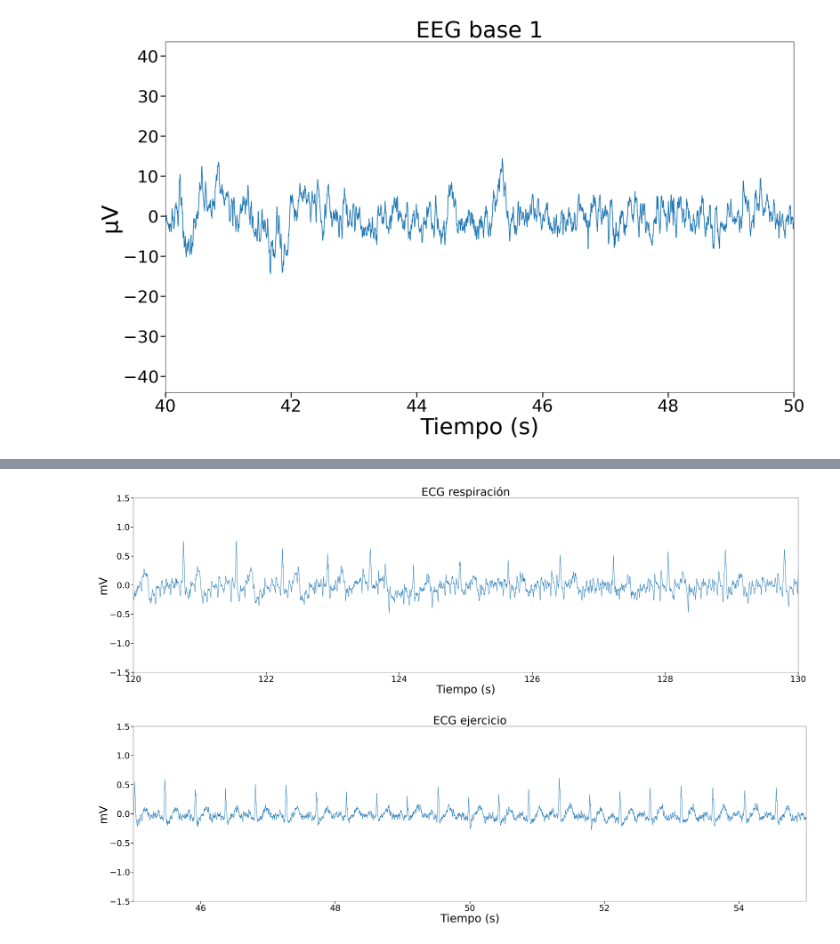
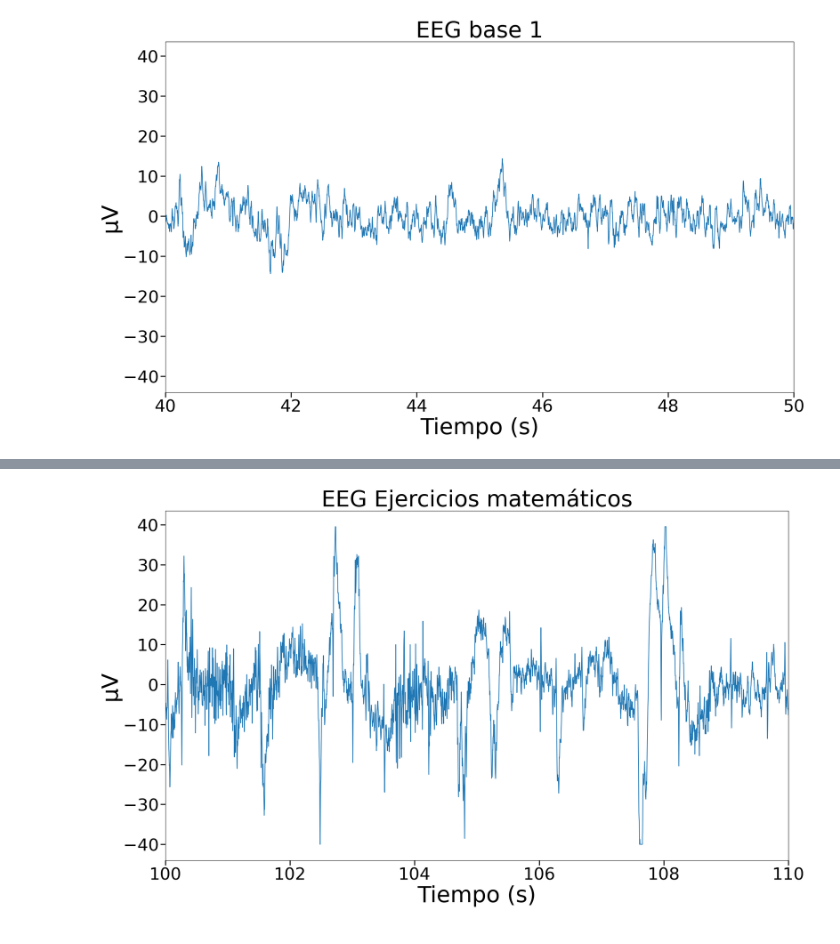
Before and after one commit to diego-taquiri/ECGMortalityPredictor, a Jupyter notebook: Documentación/Laboratorio 5/plot_bitalino_eeg.ipynb, the cells around one changed output, grey strips where cells are left out. Saved outputs shown, nothing was run; the diff lists cells and outputs as text; code cells hidden in the pictures.

Commit message:
eeg bitalino plots

```diff
--- a/Documentación/Laboratorio 5/plot_bitalino_eeg.ipynb
+++ b/Documentación/Laboratorio 5/plot_bitalino_eeg.ipynb
@@ -25,43 +67,21 @@ plt.savefig("plots/eeg-base1.png")
 # %%
-#Respiraciones
-data = np.loadtxt("ecg_raw_data/reposo/opensignals_98D341FD4F0D_2024-04-19_12-34-17.txt",skiprows=3)
-data_mV = data[:,5]/1024 *3.223 - 3.223/2 #De acuerdo a la cuantización de 3.223 mV a 1024 bits del manual de Bitalino
+#Mate
+data = np.loadtxt("Raw data/Bitalino/mate/opensignals_98D341FD4F50_2024-04-26_12-26-32.txt",skiprows=3)
+data_mV = data[:,5]/1024 *80 - 80 /2 #De acuerdo a la cuantización de ±40µV a 1024 bits del manual de Bitalino
 time = np.arange(len(data_mV))/1000
 
-plt.figure(figsize=(40,12))
+plt.figure(figsize=(20,12))
 
 plt.plot(time,data_mV)
 
-plt.ylim(-1.5, 1.5)
-plt.xlim(120, 130 )
+#plt.ylim(-1.5, 1.5)
+plt.xlim(100, 110)
 plt.tick_params(axis='both', which='major', labelsize=34, width=2, length=10)
 plt.xlabel('Tiempo (s)', fontsize=45)
-plt.ylabel('mV', fontsize=45)
-plt.title('ECG respiración', fontsize=45)
+plt.ylabel('µV', fontsize=45)
+plt.title('EEG Ejercicios matemáticos', fontsize=45)
 plt.tight_layout()
 
-plt.savefig("plots/ecg-respiracion.png")
+plt.savefig("plots/eeg-mate.png")
 # %% [output]
-[figure, old version]
+[figure, new version]
-# %%
-#ejercicio
-data = np.loadtxt("ecg_raw_data/ejercicio/opensignals_98D341FD4F0D_2024-04-19_12-46-31.txt",skiprows=3)
-data_mV = data[:,5]/1024 *3.223 - 3.223/2 #De acuerdo a la cuantización de 3.223 mV a 1024 bits del manual de Bitalino
-time = np.arange(len(data_mV))/1000
-
-plt.figure(figsize=(40,12))
-
-plt.plot(time,data_mV)
-
-plt.ylim(-1.5, 1.5)
-plt.xlim(45, 55)
-plt.tick_params(axis='both', which='major', labelsize=34, width=2, length=10)
-plt.xlabel('Tiempo (s)', fontsize=45)
-plt.ylabel('mV', fontsize=45)
-plt.title('ECG ejercicio', fontsize=45)
-plt.tight_layout()
-
-
-plt.savefig("plots/ecg-ejericicio.png")
-# %% [output]
-[figure, removed]
```
Also changed, not shown: parts of 6 cells of this notebook, 4 other files.
